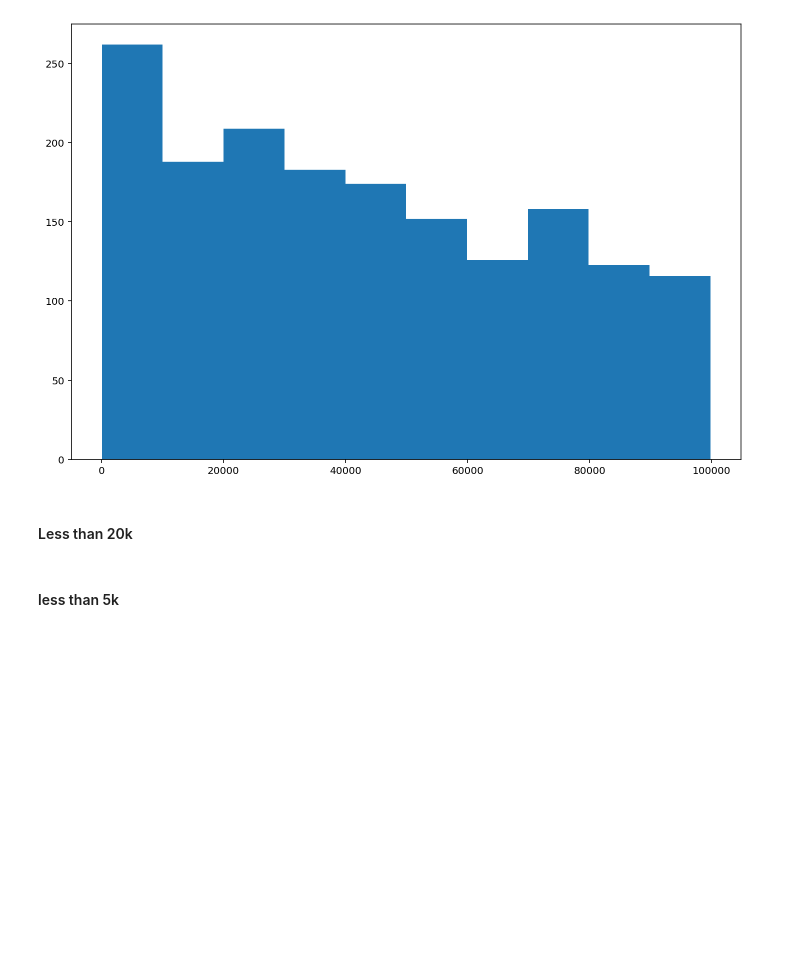
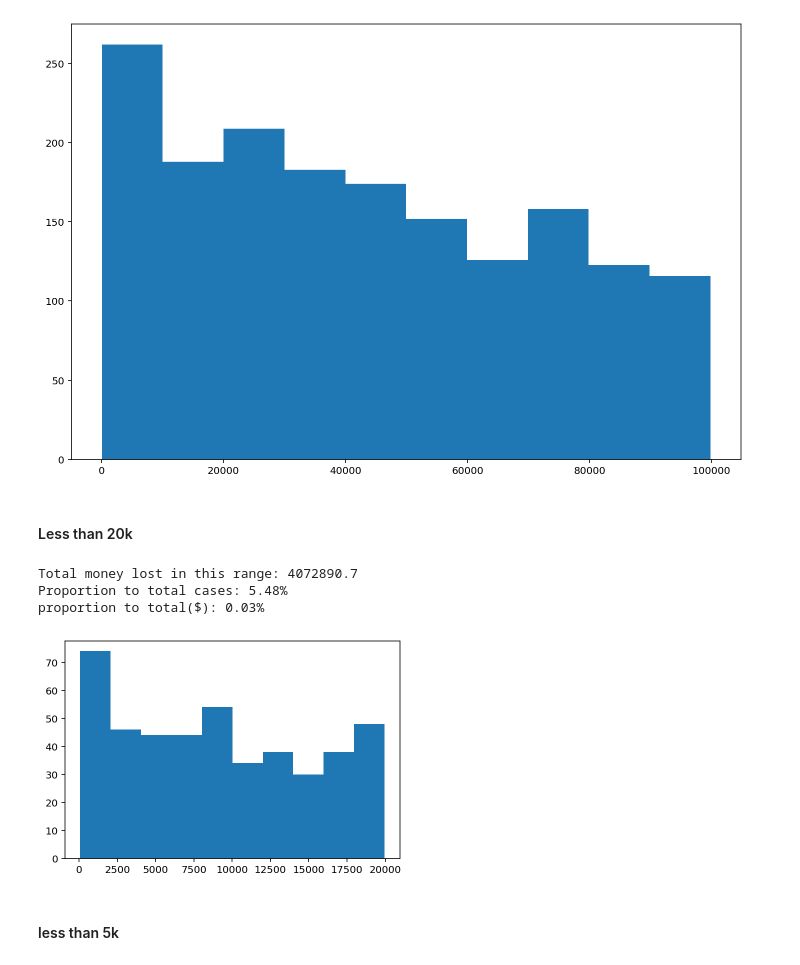
Before and after one commit to DigitalBuddha42/credit_card_fraud_detection, a Jupyter notebook: fraud_analysis.ipynb, the cells around one changed output. Saved outputs shown, nothing was run; the diff lists cells and outputs as text; code cells hidden in the pictures; blank space fills up the shorter version.

```diff
--- a/fraud_analysis.ipynb
+++ b/fraud_analysis.ipynb
@@ -300,12 +283,20 @@ proportion to total($): 0.61%
 # %% [markdown]
 #### Less than 20k
 # %%
-# majority_amt4 = fraud_amt.loc[(fraud_amt['amount'] < 20000)]
-# plt.hist(majority_amt4['amount'])
-# money_lost = majority_amt4['amount'].sum()
-# proportion = round((money_lost/total_lost*100),2)
-# print(f"Total money lost in this range: {money_lost}")
-# print(f"proportion to total: {proportion}%")
+majority_amt4 = fraud_amt.loc[(fraud_amt['amount'] < 20000)]
+plt.hist(majority_amt4['amount'])
+money_lost = majority_amt4['amount'].sum()
+cases4 = majority_amt4['isFraud'].sum()*100
+proportion_cases = round((cases4/total_cases),2)
+proportion = round((money_lost/total_lost*100),2)
+print(f"Total money lost in this range: {money_lost}")
+print(f"Proportion to total cases: {proportion_cases}%")
+print(f"proportion to total($): {proportion}%")
+# %% [output]
+Total money lost in this range: 4072890.7
+Proportion to total cases: 5.48%
+proportion to total($): 0.03%
+[figure, added]
 # %% [markdown]
 #### less than 5k
 # %%
```
Also changed, not shown: parts of 16 cells of this notebook.
